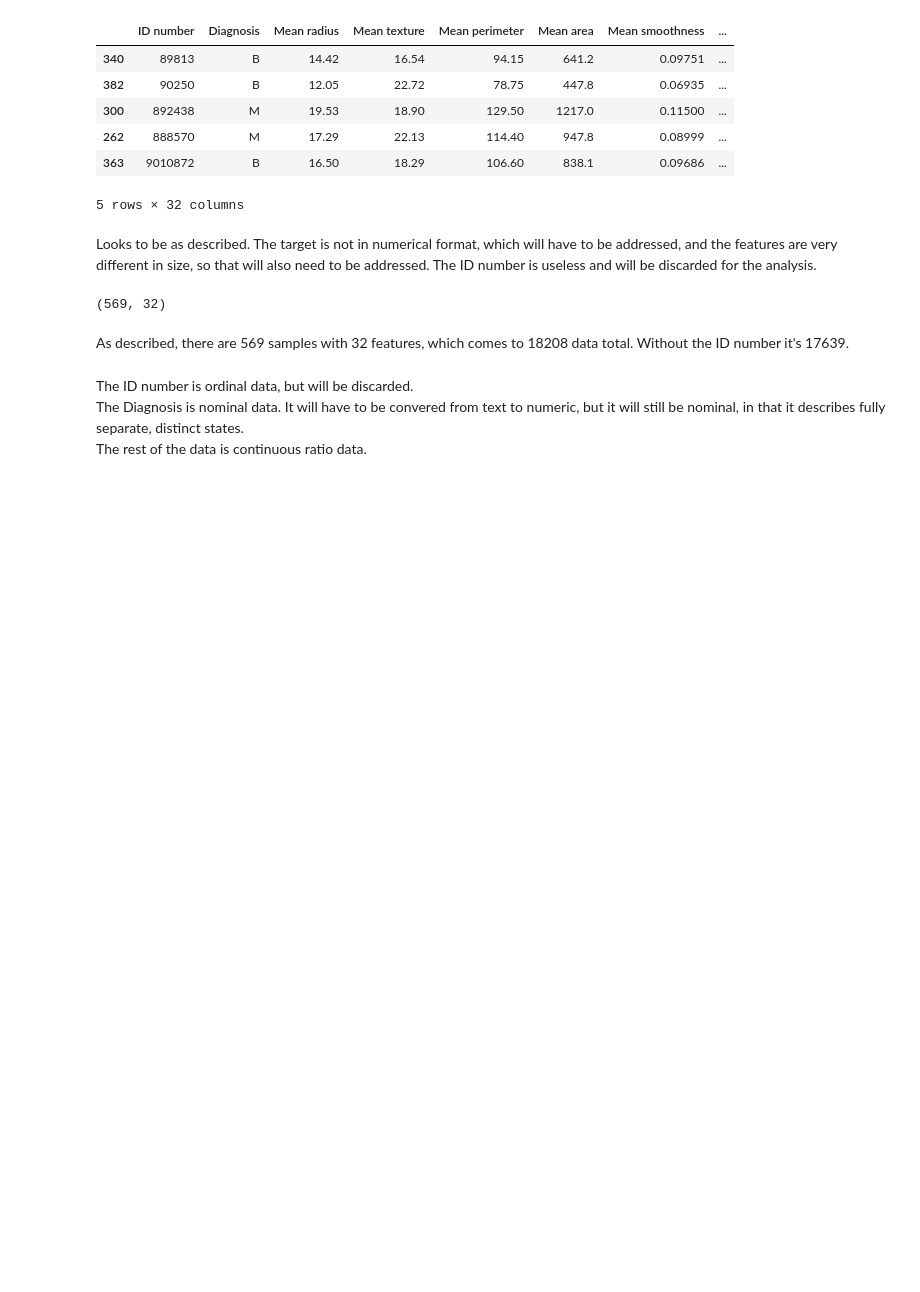
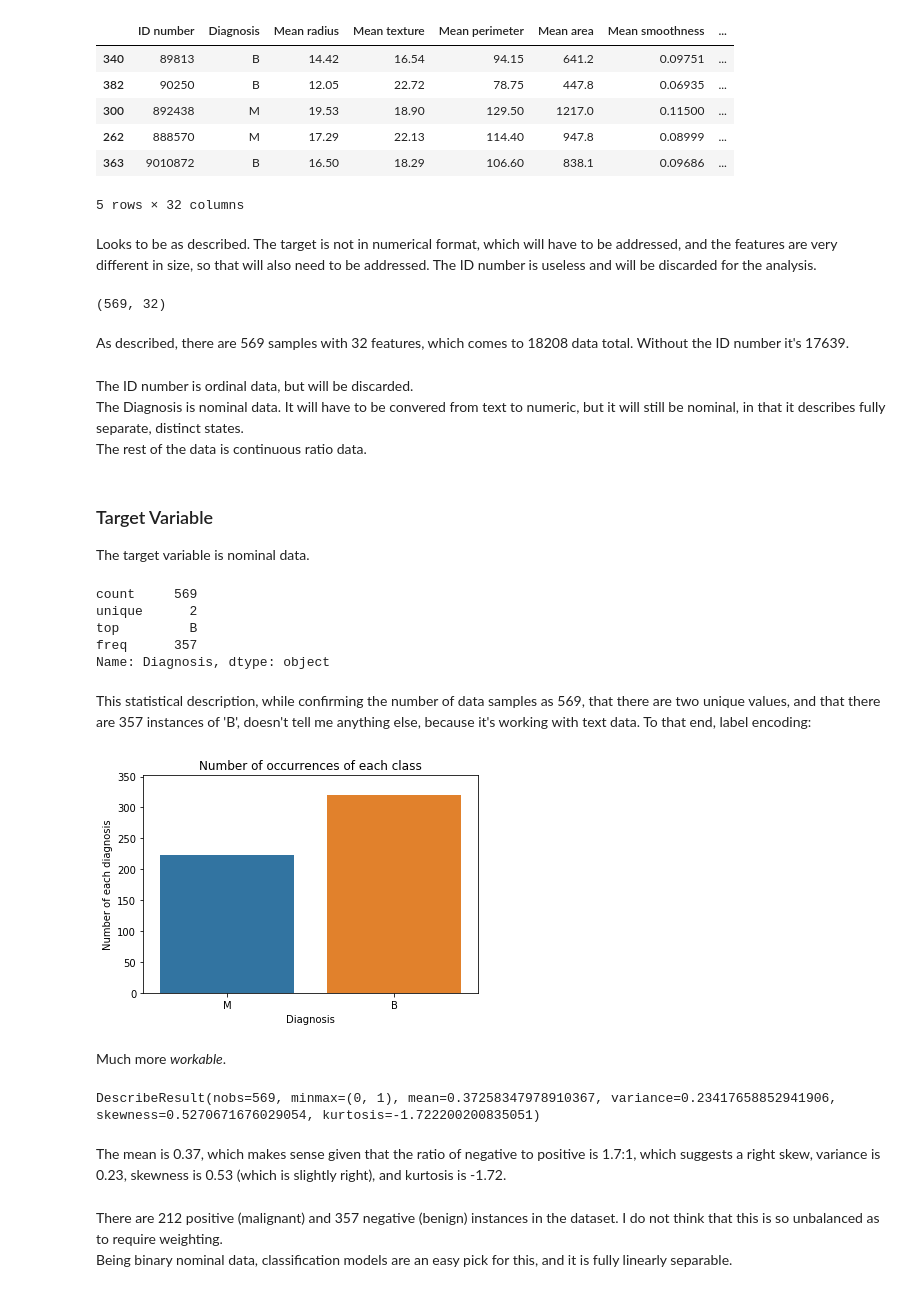
Before and after one commit to chorhatarahuduketuri/Breast-cancer-wisconsin, a Jupyter notebook: code/Breast Cancer Wisconsin EDA.ipynb, the cells around one changed output. Saved outputs shown, nothing was run; the diff lists cells and outputs as text; code cells hidden in the pictures; blank space fills up the shorter version.

```diff
--- a/code/Breast Cancer Wisconsin EDA.ipynb
+++ b/code/Breast Cancer Wisconsin EDA.ipynb
@@ -119,3 +130,24 @@ As described, there are 569 samples with 32 features, which comes to 18208 data
 The ID number is ordinal data, but will be discarded.
 The Diagnosis is nominal data. It will have to be convered from text to numeric, but it will still be nominal, in that it describes fully separate, distinct states.
 The rest of the data is continuous ratio data.
+# %% [markdown]
+### Target Variable
+
+The target variable is nominal data.
+# %%
+target_data.describe()
+# %% [output]
+count     569
+unique      2
+top         B
+freq      357
+Name: Diagnosis, dtype: object
+# %% [markdown]
+This statistical description, while confirming the number of data samples as 569, that there are two unique values, and that there are 357 instances of 'B', doesn't tell me anything else, because it's working with text data. To that end, label encoding:
+# %%
+# Comparison of numbers of diagnoses
+fig_1, ax_1 = plt.subplots()
+sns.barplot(target_data.values, target_data.index, ax=ax_1, errwidth=0)
+ax_1.set(title='Number of occurrences of each class', xlabel='Diagnosis', ylabel='Number of each diagnosis');
+# %% [output]
+[figure, added]
@@ -121,0 +157,11 @@ The rest of the data is continuous ratio data.
+# %% [markdown]
+Much more _workable_.
+# %%
+print(stats.describe(encoded_target_data))
+# %% [output]
+DescribeResult(nobs=569, minmax=(0, 1), mean=0.37258347978910367, variance=0.23417658852941906, skewness=0.5270671676029054, kurtosis=-1.722200200835051)
+# %% [markdown]
+The mean is 0.37, which makes sense given that the ratio of negative to positive is 1.7:1, which suggests a right skew, variance is 0.23, skewness is 0.53 (which is slightly right), and kurtosis is -1.72.
+# %% [markdown]
+There are 212 positive (malignant) and 357 negative (benign) instances in the dataset. I do not think that this is so unbalanced as to require weighting.
+Being binary nominal data, classification models are an easy pick for this, and it is fully linearly separable.
```
Also changed, not shown: parts of 10 cells of this notebook, 1 other file.
